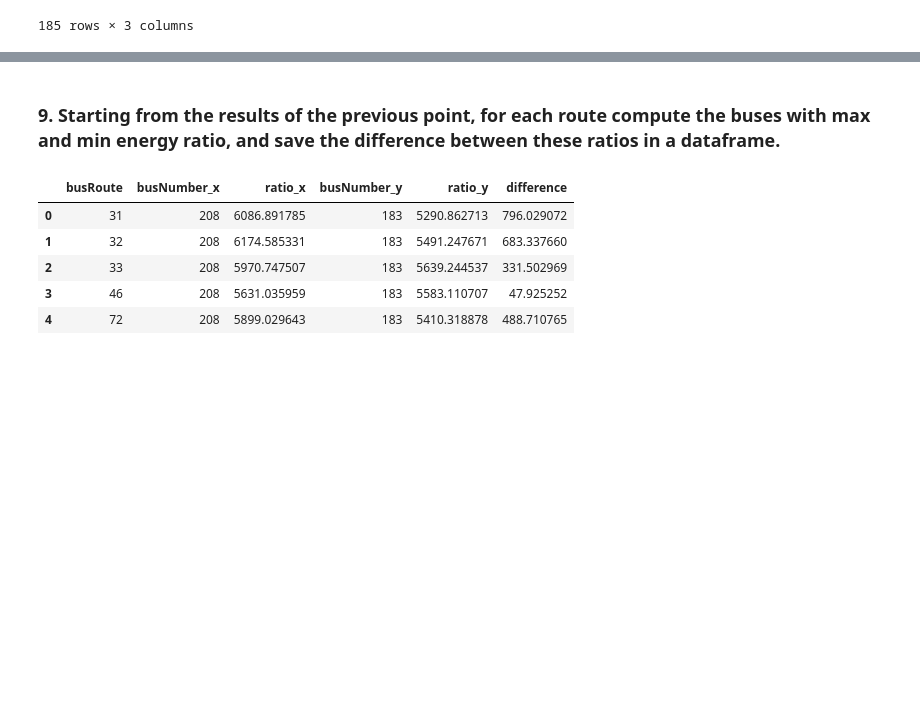
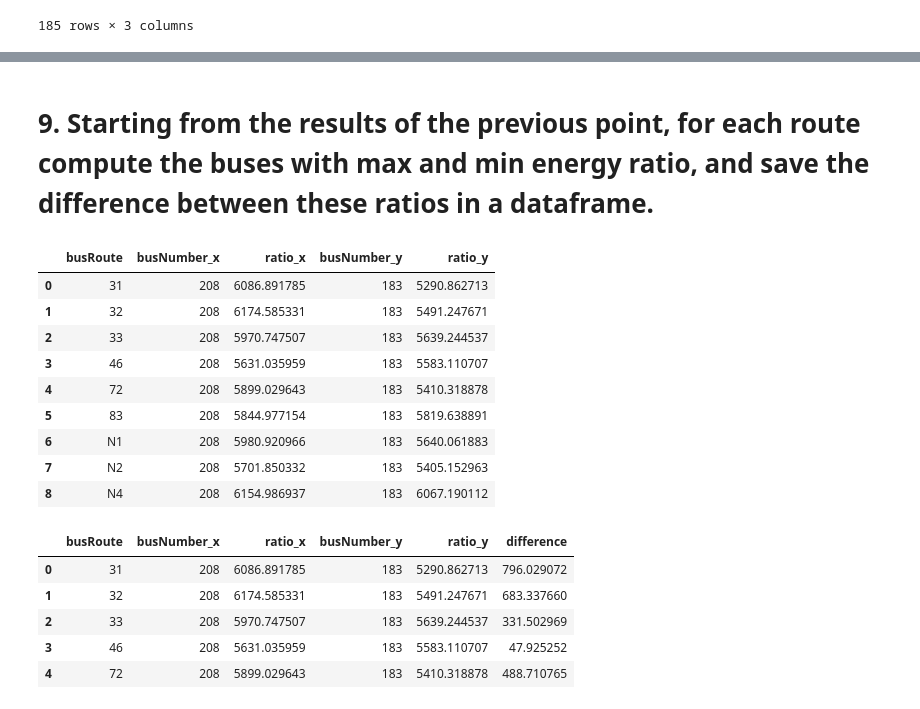
Before and after one commit to andrecardinali/progettocs, a Jupyter notebook: Project.ipynb, the cells around one changed output, grey strips where cells are left out. Cells and saved outputs as stored; diff of their text form; code cells hidden in the pictures; blank space fills up the shorter version.

```diff
--- a/Project.ipynb
+++ b/Project.ipynb
@@ -205,7 +207,7 @@ df_multistops[df_multistops['size']>=10]
 df2 = df.groupby(['busNumber','busRoute'])[['drivenDistance','energyConsumption']].sum()
 df2.reset_index(inplace=True)
 # %%
-df2['ratio'] = df2['energyConsumption']/df2['drivenDistance'].round(2)
-df2
+df2['ratio'] = df2['energyConsumption']/df2['drivenDistance']
+df2.round(2)
 # %% [output]
 |  | busNumber | busRoute | drivenDistance | energyConsumption | ratio |
@@ -228,6 +230,18 @@ df2
 # %% [markdown]
-### 9. Starting from the results of the previous point, for each route compute the buses with max and min energy ratio, and save the difference between these ratios in a dataframe.
+# 9. Starting from the results of the previous point, for each route compute the buses with max and min energy ratio, and save the difference between these ratios in a dataframe.
 # %%
 groupmax = df2.groupby('busRoute')[['busNumber','ratio']].max()
 groupmin = df2.groupby('busRoute')[['busNumber','ratio']].min()
-df3 = pd.merge(groupmax, groupmin, on = 'busRoute')
+df3 = pd.merge(groupmax, groupmin, on = 'busRoute').reset_index()
+df3
+# %% [output]
+|  | busRoute | busNumber_x | ratio_x | busNumber_y | ratio_y |
+| 0 | 31 | 208 | 6086.891785 | 183 | 5290.862713 |
+| 1 | 32 | 208 | 6174.585331 | 183 | 5491.247671 |
+| 2 | 33 | 208 | 5970.747507 | 183 | 5639.244537 |
+| 3 | 46 | 208 | 5631.035959 | 183 | 5583.110707 |
+| 4 | 72 | 208 | 5899.029643 | 183 | 5410.318878 |
+| 5 | 83 | 208 | 5844.977154 | 183 | 5819.638891 |
+| 6 | N1 | 208 | 5980.920966 | 183 | 5640.061883 |
+| 7 | N2 | 208 | 5701.850332 | 183 | 5405.152963 |
+| 8 | N4 | 208 | 6154.986937 | 183 | 6067.190112 |
```
Also changed, not shown: parts of 21 cells of this notebook.
